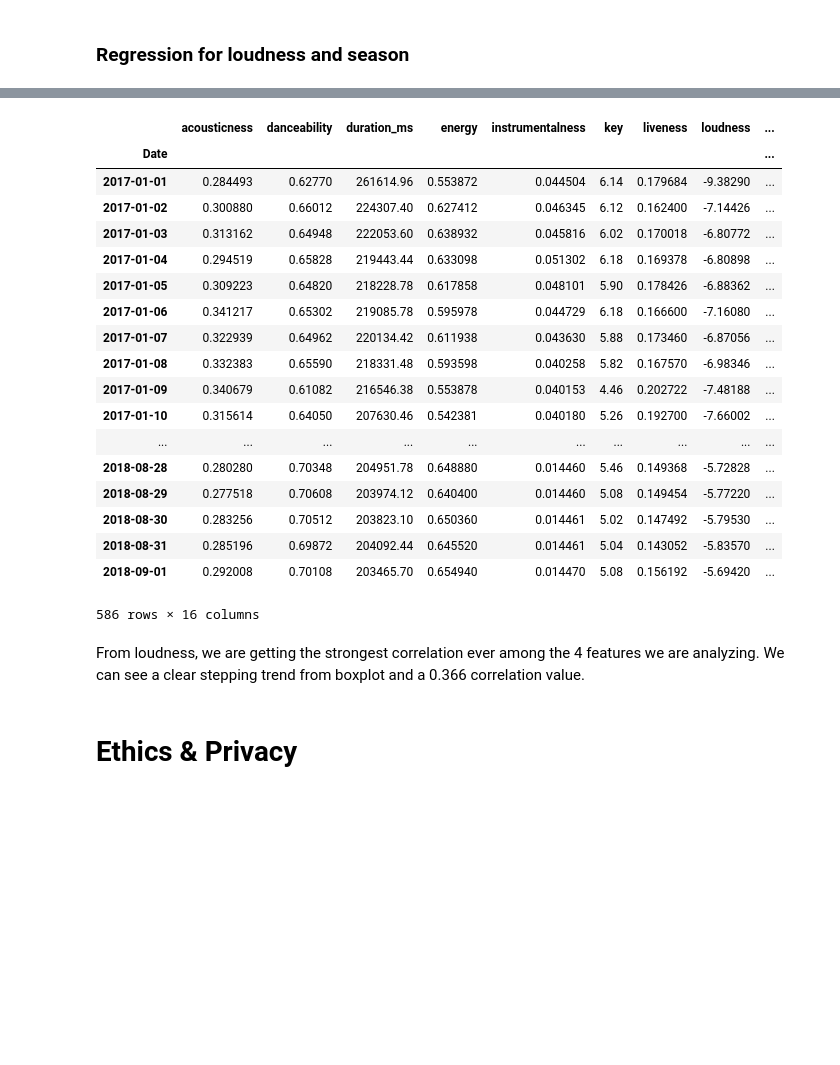
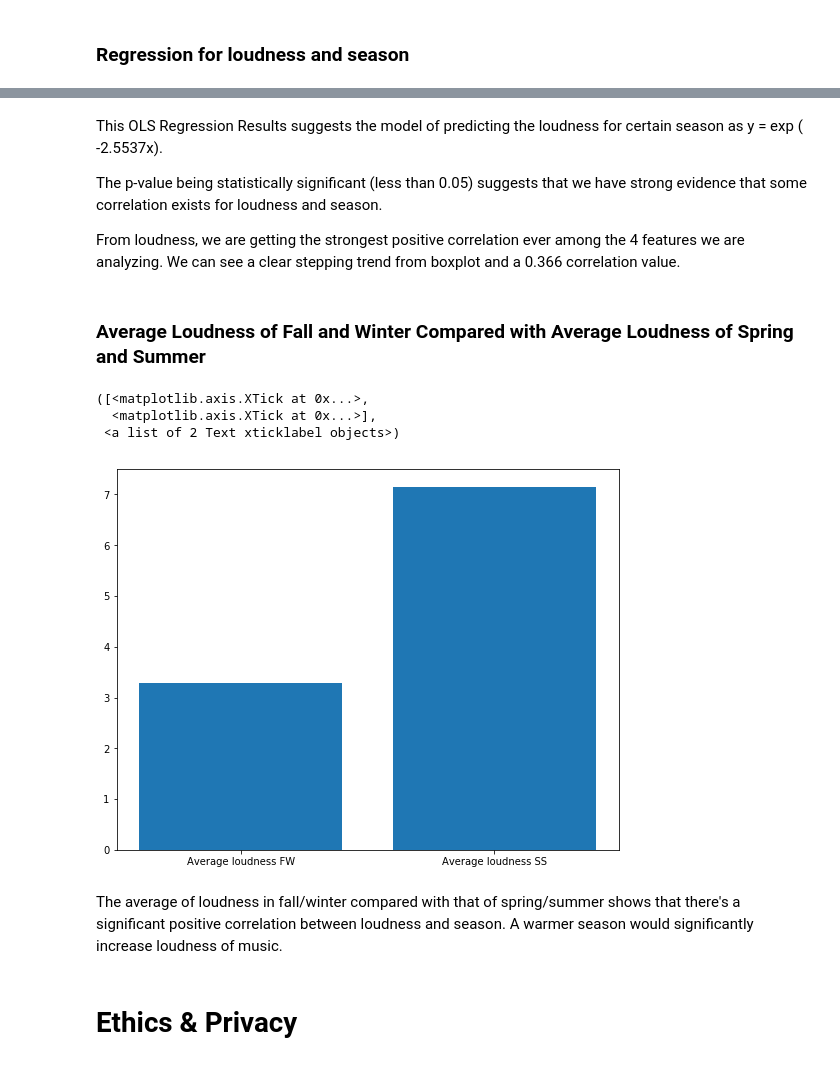
Before and after one commit to ajt025/Moodsic, a Jupyter notebook: FinalProject.ipynb, the cells around one changed output, grey strips where cells are left out. Saved outputs shown, nothing was run; the diff lists cells and outputs as text; code cells hidden in the pictures; blank space fills up the shorter version.

```diff
--- a/FinalProject.ipynb
+++ b/FinalProject.ipynb
@@ -458,30 +511,34 @@ Warnings:
 [1] Standard Errors assume that the covariance matrix of the errors is correctly specified.
 
 CORRELATION: 0.3809376573104233
-# %%
-df1
-# %% [output]
-|  | acousticness | danceability | duration_ms | energy | instrumentalness | key | liveness | loudness | ... |
-| Date |  |  |  |  |  |  |  |  | ... |
-| 2017-01-01 | 0.284493 | 0.62770 | 261614.96 | 0.553872 | 0.044504 | 6.14 | 0.179684 | -9.38290 | ... |
-| 2017-01-02 | 0.300880 | 0.66012 | 224307.40 | 0.627412 | 0.046345 | 6.12 | 0.162400 | -7.14426 | ... |
-| 2017-01-03 | 0.313162 | 0.64948 | 222053.60 | 0.638932 | 0.045816 | 6.02 | 0.170018 | -6.80772 | ... |
-| 2017-01-04 | 0.294519 | 0.65828 | 219443.44 | 0.633098 | 0.051302 | 6.18 | 0.169378 | -6.80898 | ... |
-| 2017-01-05 | 0.309223 | 0.64820 | 218228.78 | 0.617858 | 0.048101 | 5.90 | 0.178426 | -6.88362 | ... |
-| 2017-01-06 | 0.341217 | 0.65302 | 219085.78 | 0.595978 | 0.044729 | 6.18 | 0.166600 | -7.16080 | ... |
-| 2017-01-07 | 0.322939 | 0.64962 | 220134.42 | 0.611938 | 0.043630 | 5.88 | 0.173460 | -6.87056 | ... |
-| 2017-01-08 | 0.332383 | 0.65590 | 218331.48 | 0.593598 | 0.040258 | 5.82 | 0.167570 | -6.98346 | ... |
-| 2017-01-09 | 0.340679 | 0.61082 | 216546.38 | 0.553878 | 0.040153 | 4.46 | 0.202722 | -7.48188 | ... |
-| 2017-01-10 | 0.315614 | 0.64050 | 207630.46 | 0.542381 | 0.040180 | 5.26 | 0.192700 | -7.66002 | ... |
-| ... | ... | ... | ... | ... | ... | ... | ... | ... | ... |
-| 2018-08-28 | 0.280280 | 0.70348 | 204951.78 | 0.648880 | 0.014460 | 5.46 | 0.149368 | -5.72828 | ... |
-| 2018-08-29 | 0.277518 | 0.70608 | 203974.12 | 0.640400 | 0.014460 | 5.08 | 0.149454 | -5.77220 | ... |
-| 2018-08-30 | 0.283256 | 0.70512 | 203823.10 | 0.650360 | 0.014461 | 5.02 | 0.147492 | -5.79530 | ... |
-| 2018-08-31 | 0.285196 | 0.69872 | 204092.44 | 0.645520 | 0.014461 | 5.04 | 0.143052 | -5.83570 | ... |
-| 2018-09-01 | 0.292008 | 0.70108 | 203465.70 | 0.654940 | 0.014470 | 5.08 | 0.156192 | -5.69420 | ... |
-586 rows × 16 columns
 # %% [markdown]
-From loudness, we are getting the strongest correlation ever among the 4 features we are analyzing. We can see a clear stepping trend from boxplot and a 0.366 correlation value.
+This OLS Regression Results suggests the model of predicting the loudness for certain season as y = exp ( -2.5537x).
+
+The p-value being statistically significant (less than 0.05) suggests that we have strong evidence that some correlation exists for loudness and season.
+
+From loudness, we are getting the strongest positive correlation ever among the 4 features we are analyzing. We can see a clear stepping trend from boxplot and a 0.366 correlation value.
+# %% [markdown]
+### Average Loudness of Fall and Winter Compared with Average Loudness of Spring and Summer
+# %%
+# Average loudness of fall and winter
+loudness_avg_fall = np.average(fall_list4)
+loudness_avg_winter = np.average(winter_list4)
+loudness_avg_fw = 10-(-(loudness_avg_fall+loudness_avg_winter)/2)
+# Average loudness of spring and summer
+loudness_avg_spring = np.average(spring_list4)
+loudness_avg_summer = np.average(summer_list4)
+loudness_avg_ss = 10-(-(loudness_avg_spring+energy_avg_summer)/2)
+
+plt.figure(figsize = (9,7))
+plt.bar([0,1], [loudness_avg_fw, loudness_avg_ss])
+plt.xticks([0,1],['Average loudness FW', 'Average loudness SS'])
+# %% [output]
+([<matplotlib.axis.XTick at 0x...>,
+  <matplotlib.axis.XTick at 0x...>],
+ <a list of 2 Text xticklabel objects>)
+[figure, added]
+# %% [markdown]
+The average of loudness in fall/winter compared with that of spring/summer shows that there's a significant positive correlation between loudness and season. A warmer season would significantly increase loudness of music.
 # %% [markdown]
 # Ethics & Privacy
 # %% [markdown]
```
Also changed, not shown: parts of 33 cells of this notebook.
